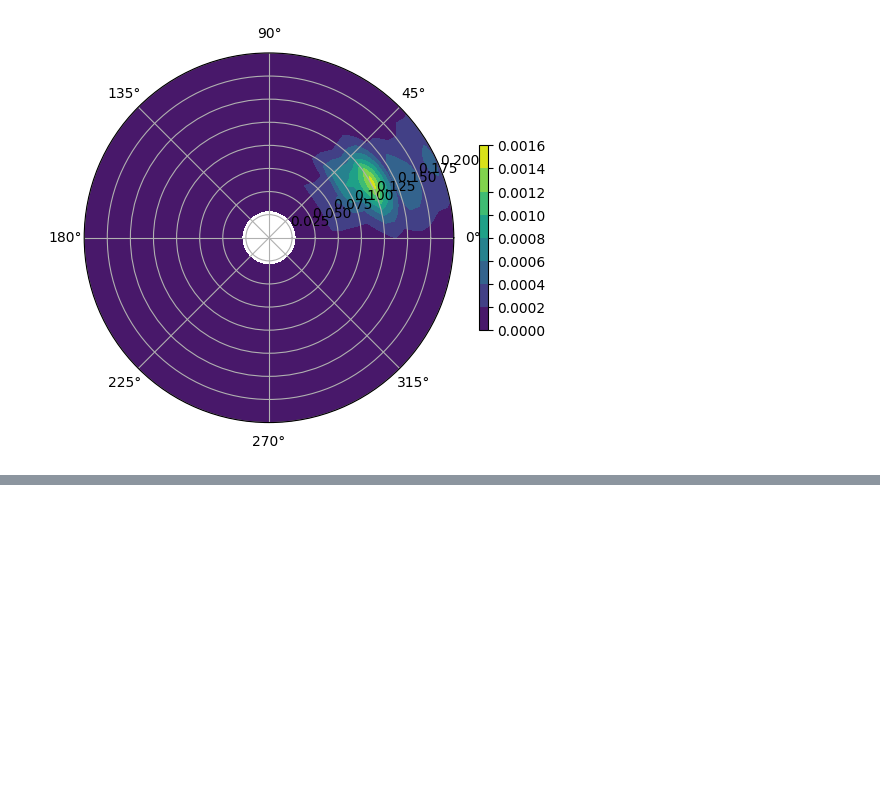
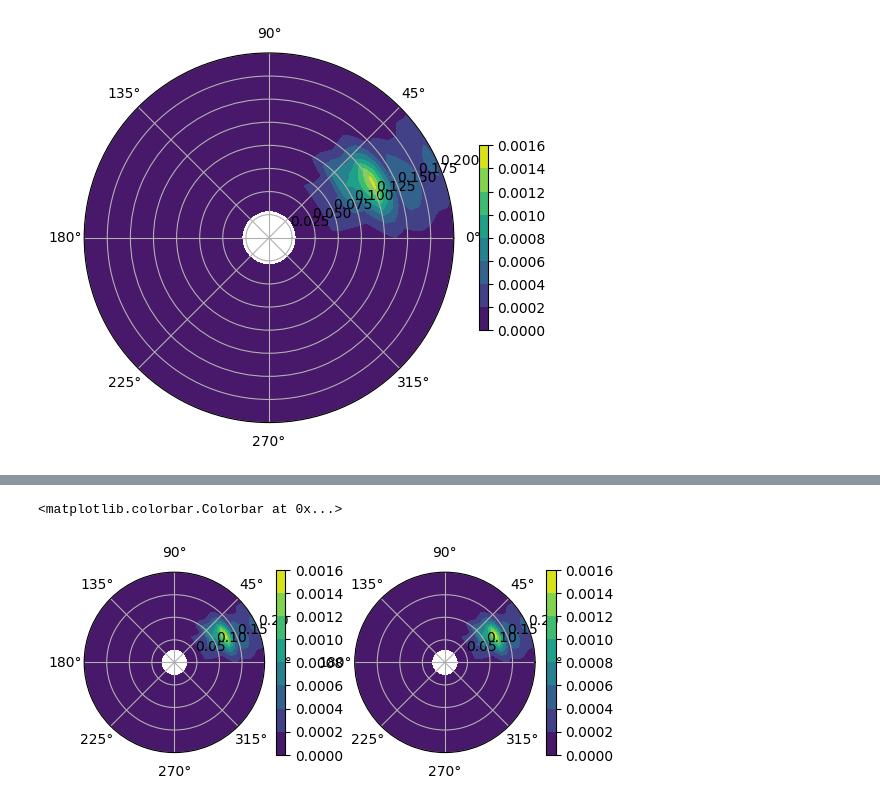
Before and after one commit to sofarocean/spotter-analysis-examples, a Jupyter notebook: directional_wave_spectra_example.ipynb, the cells around one changed output, grey strips where cells are left out. Cells and saved outputs as stored; diff of their text form; code cells hidden in the pictures; blank space fills up the shorter version.

```diff
--- a/directional_wave_spectra_example.ipynb
+++ b/directional_wave_spectra_example.ipynb
@@ -749,0 +839,20 @@ plt.colorbar(im,shrink=0.5)
+# %%
+fig, ax = plt.subplots(1,2,subplot_kw=dict(projection='polar'))
+theta = np.deg2rad(direction)
+ax = ax.flatten()
+im = ax[0].contourf(theta, frequency, d_orig.reshape(output_shape) * (np.pi / 180) * variance_density[..., None], cmap='viridis')
+ax[0].set_xlim([0*np.pi,2*np.pi])
+ax[0].set_ylim([0,0.2])
+ax[0].set_theta_zero_location("E")
+ax[0].grid('on')
+plt.colorbar(im,shrink=0.5)
+
+im = ax[1].contourf(theta, frequency, D_all * (np.pi / 180) * variance_density[..., None], cmap='viridis')
+ax[1].set_xlim([0*np.pi,2*np.pi])
+ax[1].set_ylim([0,0.2])
+ax[1].set_theta_zero_location("E")
+ax[1].grid('on')
+plt.colorbar(im,shrink=0.5)
+# %% [output]
+<matplotlib.colorbar.Colorbar at 0x...>
+[figure, added]
```
Also changed, not shown: parts of 8 cells of this notebook, 1 other file.
